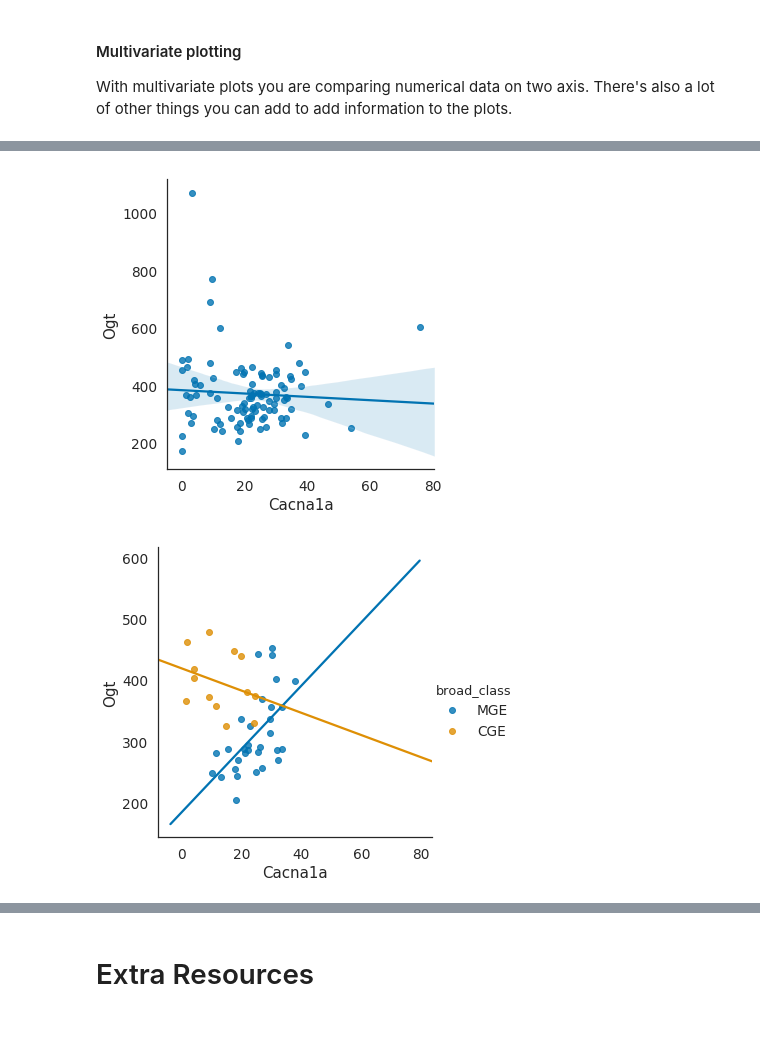
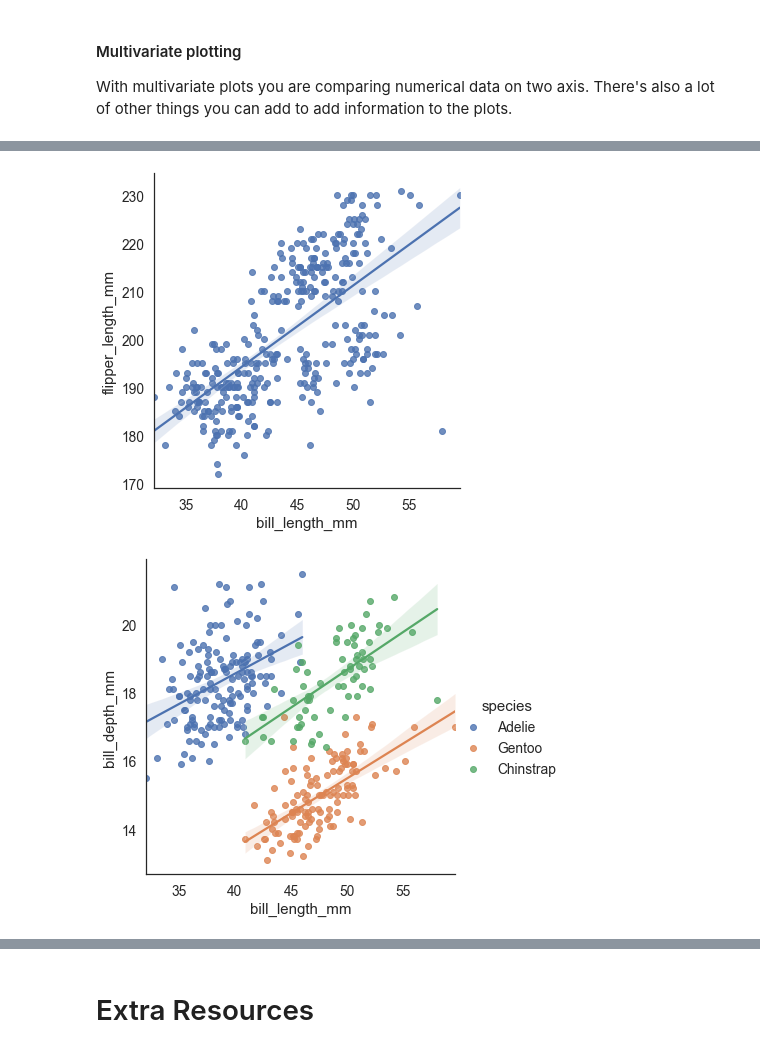
Before and after one commit to bharris12/URP_2021_Programming_Course, a Jupyter notebook: lecture_4/4_visualization.ipynb, the cells around one changed output, grey strips where cells are left out. Saved outputs shown, nothing was run; the diff lists cells and outputs as text; code cells hidden in the pictures.

```diff
--- a/lecture_4/4_visualization.ipynb
+++ b/lecture_4/4_visualization.ipynb
@@ -76,11 +79,12 @@ fig, ax = plt.subplots(ncols=2, nrows=2)
 #Top Left
 ax[0, 0].plot(fake_data_1, fake_data_2)
 
-#Top right
+#Bototm left
 sns.distplot(fake_data_3, ax=ax[1, 0])
 
-#Bototm left
-df.plot.scatter(x='sepal_length', y='sepal_width', ax=ax[0, 1])
+#Top right
+penguins = load_penguins()
+penguins.plot.scatter(x='bill_length_mm', y='bill_depth_mm', ax=ax[0, 1])
 
 #Bottom rigth
 ax[1,1].axis('off')
@@ -197,8 +204,9 @@ sns.palplot(sns.color_palette("coolwarm"))
 # %%
-centroids['interneuron_score'] = centroids['MGE_score'] - centroids['CGE_score']
+penguins['centered_weight'] = penguins['body_mass_g'] - np.mean(penguins['body_mass_g'])
 
 fig, ax = plt.subplots(figsize=(10, 6))
-centroids.plot.scatter(x='Cacna1a',y='Ogt',c='interneuron_score',cmap='coolwarm',ax=ax)
+
+penguins.plot.scatter(x='flipper_length_mm',y='bill_length_mm',c='centered_weight',cmap='coolwarm',ax=ax)
 sns.despine()
 plt.show()
 # %% [output]
@@ -353,17 +362,16 @@ sns.despine()
 # %%
-sns.lmplot(data=centroids,x='Cacna1a',y='Ogt')
+sns.lmplot(data=penguins,x='bill_length_mm',y='flipper_length_mm')
 plt.show()
 # %% [output]
-[figure, old version]
+[figure, new version]
 # %%
 sns.lmplot(
-    data=centroids,
-    x='Cacna1a',
-    y='Ogt',
-    hue='broad_class',
-    ci=None,
-    hue_order=['MGE', 'CGE'])
+    data=penguins,
+    x='bill_length_mm',
+    y='bill_depth_mm',
+    hue='species',
+    hue_order=['Adelie','Gentoo', 'Chinstrap'])
 plt.show()
 # %% [output]
-[figure, old version]
+[figure, new version]
 # %%
```
Also changed, not shown: parts of 39 cells of this notebook, 2 other files.
